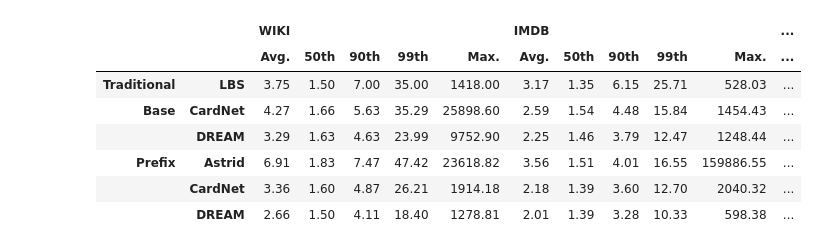
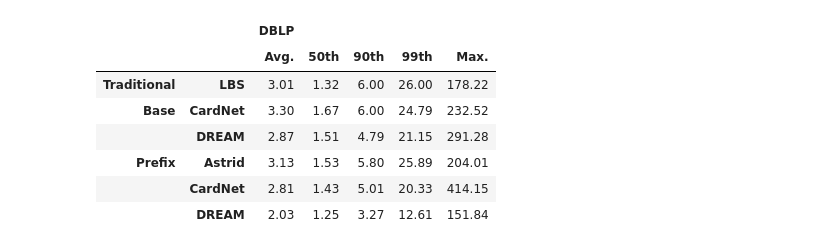
Before and after one commit to sykwon/teddy-dream, a Jupyter notebook: plot/example.ipynb, the cells around one changed output. Cells and saved outputs as stored; diff of their text form; code cells hidden in the pictures.

```diff
--- a/plot/example.ipynb
+++ b/plot/example.ipynb
@@ -11,23 +14,23 @@ os.makedirs(eu._latex_dir, exist_ok=True)
 # %%
 from exp_util import *
 from exp_func import *
 eu = reload(eu)
 ef = reload(ef)
 
 arg_default_map_dict = eu.arg_default_map_dict.copy()
 delta = 3
-dataNames = ["WIKI", "IMDB", "DBLP", "GENE"]
-# dataNames = ["DBLP"] # uncomment this line to test DBLP only
-get_table_accuracy_of_estimators_in_default_setting(delta=delta, dataNames=dataNames)
+dataNames = ["DBLP"]
+# dataNames = ["WIKI", "IMDB", "DBLP", "GENE"] # uncomment this line for all datasets
+get_table_accuracy_of_estimators_in_default_setting(delta=delta, dataNames=dataNames, verbose_level=1)
 # %% [output]
-|  |  | WIKI |  |  |  |  | IMDB |  |  |  |  | ... |
-|  |  | Avg. | 50th | 90th | 99th | Max. | Avg. | 50th | 90th | 99th | Max. | ... |
-| Traditional | LBS | 3.75 | 1.50 | 7.00 | 35.00 | 1418.00 | 3.17 | 1.35 | 6.15 | 25.71 | 528.03 | ... |
-| Base | CardNet | 4.27 | 1.66 | 5.63 | 35.29 | 25898.60 | 2.59 | 1.54 | 4.48 | 15.84 | 1454.43 | ... |
-|  | DREAM | 3.29 | 1.63 | 4.63 | 23.99 | 9752.90 | 2.25 | 1.46 | 3.79 | 12.47 | 1248.44 | ... |
-| Prefix | Astrid | 6.91 | 1.83 | 7.47 | 47.42 | 23618.82 | 3.56 | 1.51 | 4.01 | 16.55 | 159886.55 | ... |
-|  | CardNet | 3.36 | 1.60 | 4.87 | 26.21 | 1914.18 | 2.18 | 1.39 | 3.60 | 12.70 | 2040.32 | ... |
-|  | DREAM | 2.66 | 1.50 | 4.11 | 18.40 | 1278.81 | 2.01 | 1.39 | 3.28 | 10.33 | 598.38 | ... |
+|  |  | DBLP |  |  |  |  |
+|  |  | Avg. | 50th | 90th | 99th | Max. |
+| Traditional | LBS | 3.01 | 1.32 | 6.00 | 26.00 | 178.22 |
+| Base | CardNet | 3.30 | 1.67 | 6.00 | 24.79 | 232.52 |
+|  | DREAM | 2.87 | 1.51 | 4.79 | 21.15 | 291.28 |
+| Prefix | Astrid | 3.13 | 1.53 | 5.80 | 25.89 | 204.01 |
+|  | CardNet | 2.81 | 1.43 | 5.01 | 20.33 | 414.15 |
+|  | DREAM | 2.03 | 1.25 | 3.27 | 12.61 | 151.84 |
 # %%
 from exp_util import *
 from exp_func import *
```
Also changed, not shown: parts of 2 cells of this notebook, 11 other files.
